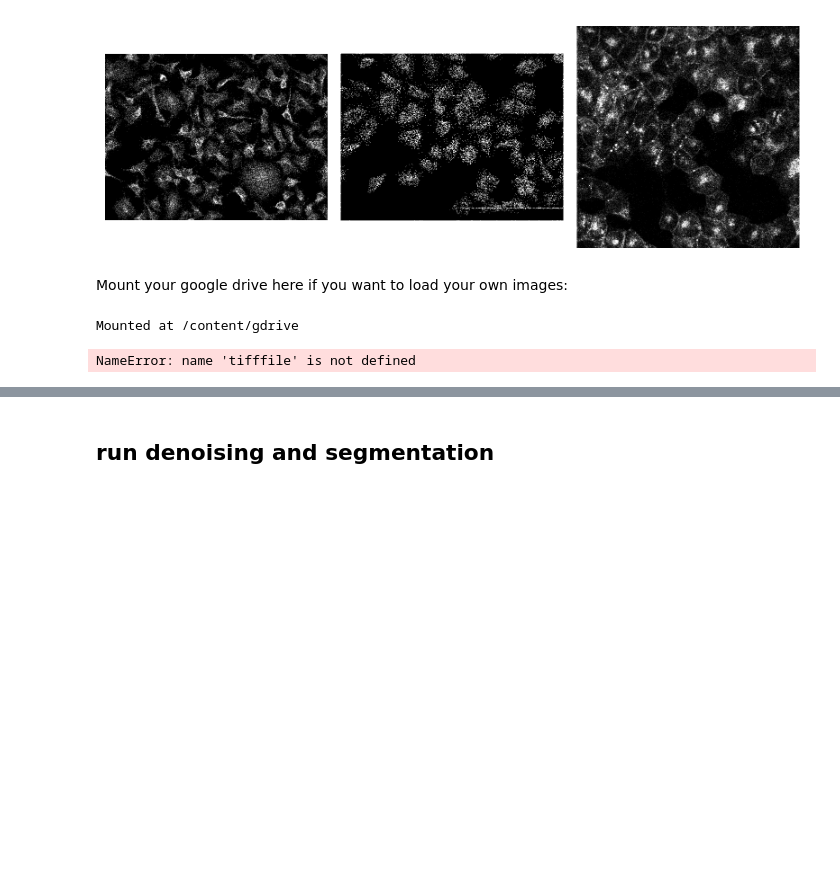
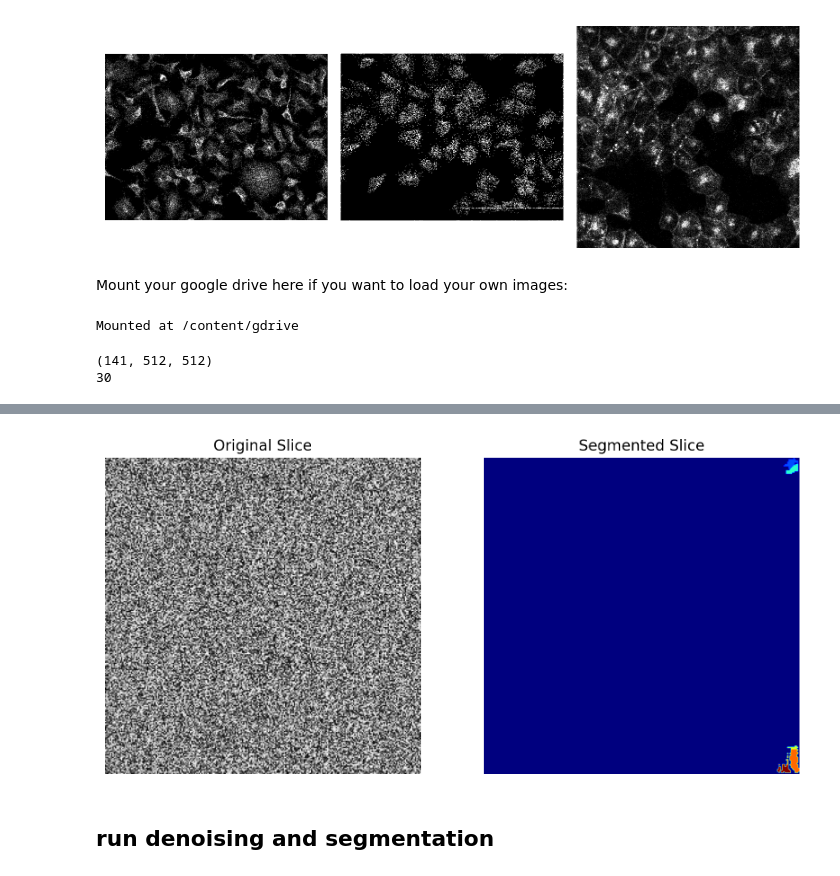
Before and after one commit to ShazidAraf/Corners_Blobs_Detection, a Jupyter notebook: notebooks/run_cellpose3.ipynb, the cells around one changed output, grey strips where cells are left out. Cells and saved outputs as stored; diff of their text form; code cells hidden in the pictures; blank space fills up the shorter version.

```diff
--- a/notebooks/run_cellpose3.ipynb
+++ b/notebooks/run_cellpose3.ipynb
@@ -126,5 +127,44 @@ Mounted at /content/gdrive
 
 stack = tifffile.imread('/content/gdrive/MyDrive/Notre_Dame_Project/sample/685_dapi_actin_cdc42_96hAEL_FLIP_D9_w2Confocal 488.tif')
 print(stack.shape)
+imgs = [np.expand_dims(stack[i], axis=0) for i in range(50,80)]
+print(len(imgs))
 # %% [output]
-NameError: name 'tifffile' is not defined
+(141, 512, 512)
+30
+# %%
+# Load your 3D data (z, x, y format)
+# Example: data = np.load('your_3D_data.npy')
+# Replace with the path to your actual 3D dataset
+# data = np.random.rand(10, 256, 256)  # Example data (z, x, y)
+
+data = tifffile.imread('/content/gdrive/MyDrive/Notre_Dame_Project/sample/685_dapi_actin_cdc42_96hAEL_FLIP_D9_w2Confocal 488.tif')
+
+# Initialize Cellpose model (pretrained)
+model = models.Cellpose(gpu=True, model_type='cyto')  # Use 'cyto' or 'nuclei' depending on your data
+
+# Run segmentation on the 3D dataset
+masks, flows, styles, diams = model.eval(
+    data,
+    channels=[0, 0],  # If your data has two channels, set appropriately
+    diameter=None,    # Set to None for automatic size estimation
+    do_3D=True        # Enable 3D segmentation
+)
+
+# Save segmentation masks (optional)
+np.save('segmentation_masks.npy', masks)
+
+# Visualize one slice of the segmentation result
+slice_idx = data.shape[0] // 2  # Middle slice
+plt.figure(figsize=(10, 5))
+plt.subplot(1, 2, 1)
+plt.title('Original Slice')
+plt.imshow(data[slice_idx], cmap='gray')
+plt.axis('off')
+
+plt.subplot(1, 2, 2)
+plt.title('Segmented Slice')
+plt.imshow(masks[slice_idx], cmap='jet')
+plt.axis('off')
+plt.show()
+# %% [output]
@@ -131,3 +174,4 @@ NameError: name 'tifffile' is not defined
+[figure, added]
 # %% [markdown]
 ## run denoising and segmentation
 # %%
```
Also changed, not shown: parts of 4 cells of this notebook.
